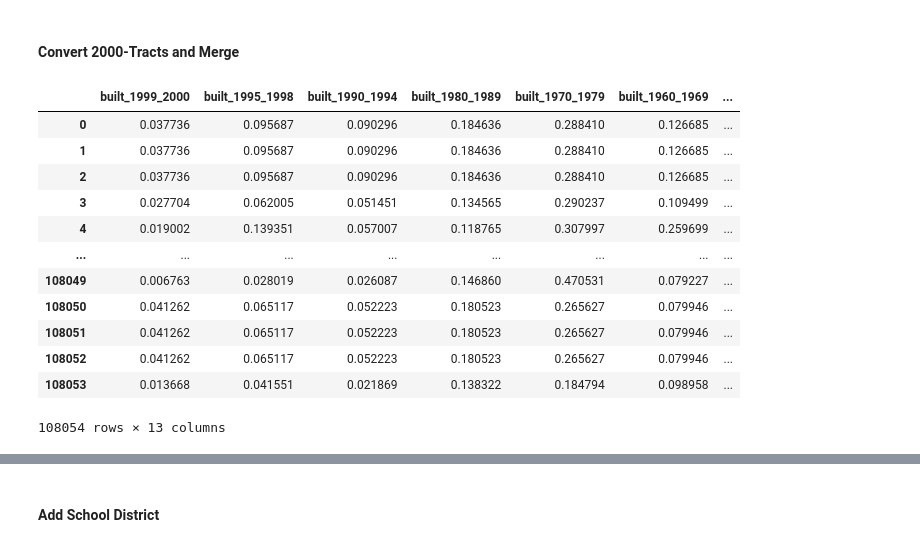
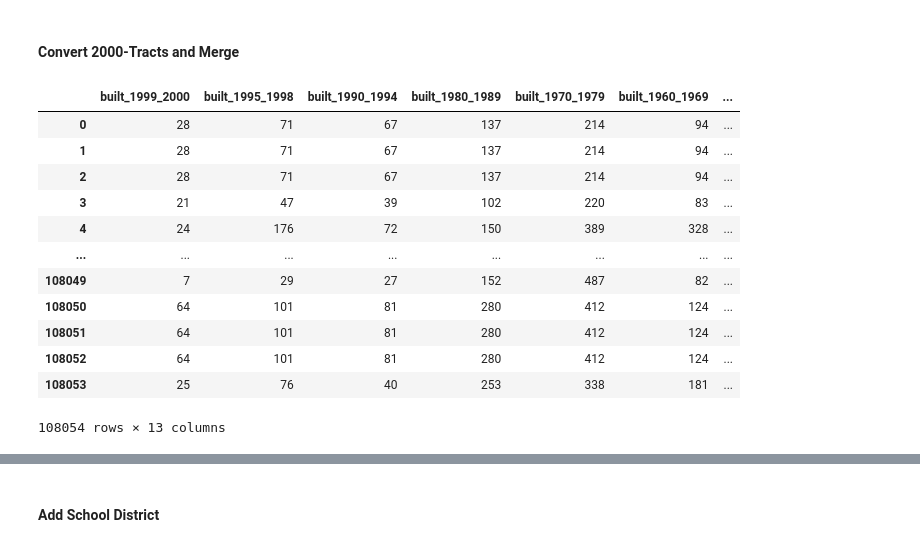
Before and after one commit to ldtcooper/urban-economics-project, a Jupyter notebook: notebook.ipynb, the cells around one changed output, grey strips where cells are left out. Saved outputs shown, nothing was run; the diff lists cells and outputs as text; code cells hidden in the pictures.

```diff
--- a/notebook.ipynb
+++ b/notebook.ipynb
@@ -73,9 +105,3 @@ ncdb_data['pub_trans_gt_10pct'].value_counts()
 0    55450
 1     9993
 Name: pub_trans_gt_10pct, dtype: int64
-# %%
-ncdb_prop = ncdb_data[['built_1999_2000', 'built_1995_1998', 'built_1990_1994', 'built_1980_1989', 'built_1970_1979', 'built_1960_1969', 'built_1950_1959', 'built_1940_1949', 'built_1939_earlier']].div(ncdb_data.sum(axis=1), axis=0)
-ncdb_prop['tract_id'] = ncdb_data['tract_id']
-ncdb_prop['pub_trans_gt_10pct'] = ncdb_data['pub_trans_gt_10pct']
-ncdb_data = ncdb_prop
-ncdb_data
@@ -377,21 +462,21 @@ gc.collect()
 #### Convert 2000-Tracts and Merge
 # %%
 ages_2019 = pd.merge(left=ncdb_data, right=tract_conversion, left_on='tract_id', right_on='GEOID00')
-ages_2019.drop(['tract_id'], axis=1, inplace=True)
+ages_2019.drop(['tract_id', 'workers_taking_transit', 'prop_taking_transit'], axis=1, inplace=True)
 ages_2019.rename({'AREALAND10': 'area', 'GEOID10': 'tract_id_2010', 'GEOID00': 'tract_id_2000'}, inplace=True, axis=1)
 
 ages_2019
 # %% [output]
 |  | built_1999_2000 | built_1995_1998 | built_1990_1994 | built_1980_1989 | built_1970_1979 | built_1960_1969 | ... |
-| 0 | 0.037736 | 0.095687 | 0.090296 | 0.184636 | 0.288410 | 0.126685 | ... |
-| 1 | 0.037736 | 0.095687 | 0.090296 | 0.184636 | 0.288410 | 0.126685 | ... |
-| 2 | 0.037736 | 0.095687 | 0.090296 | 0.184636 | 0.288410 | 0.126685 | ... |
-| 3 | 0.027704 | 0.062005 | 0.051451 | 0.134565 | 0.290237 | 0.109499 | ... |
-| 4 | 0.019002 | 0.139351 | 0.057007 | 0.118765 | 0.307997 | 0.259699 | ... |
+| 0 | 28 | 71 | 67 | 137 | 214 | 94 | ... |
+| 1 | 28 | 71 | 67 | 137 | 214 | 94 | ... |
+| 2 | 28 | 71 | 67 | 137 | 214 | 94 | ... |
+| 3 | 21 | 47 | 39 | 102 | 220 | 83 | ... |
+| 4 | 24 | 176 | 72 | 150 | 389 | 328 | ... |
 | ... | ... | ... | ... | ... | ... | ... | ... |
-| 108049 | 0.006763 | 0.028019 | 0.026087 | 0.146860 | 0.470531 | 0.079227 | ... |
-| 108050 | 0.041262 | 0.065117 | 0.052223 | 0.180523 | 0.265627 | 0.079946 | ... |
-| 108051 | 0.041262 | 0.065117 | 0.052223 | 0.180523 | 0.265627 | 0.079946 | ... |
-| 108052 | 0.041262 | 0.065117 | 0.052223 | 0.180523 | 0.265627 | 0.079946 | ... |
-| 108053 | 0.013668 | 0.041551 | 0.021869 | 0.138322 | 0.184794 | 0.098958 | ... |
+| 108049 | 7 | 29 | 27 | 152 | 487 | 82 | ... |
+| 108050 | 64 | 101 | 81 | 280 | 412 | 124 | ... |
+| 108051 | 64 | 101 | 81 | 280 | 412 | 124 | ... |
+| 108052 | 64 | 101 | 81 | 280 | 412 | 124 | ... |
+| 108053 | 25 | 76 | 40 | 253 | 338 | 181 | ... |
 108054 rows × 13 columns
```
Also changed, not shown: parts of 60 cells of this notebook.
